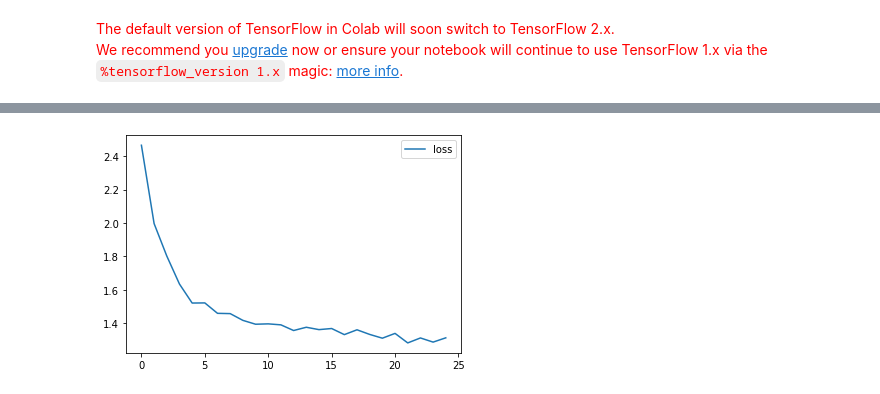
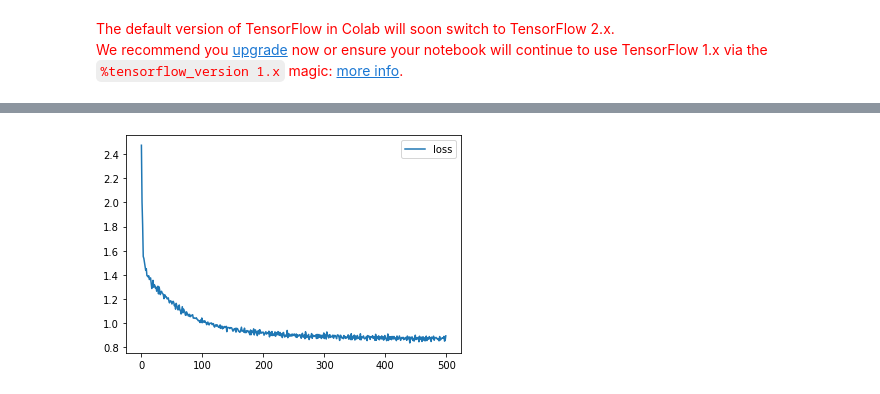
Before and after one commit to 450586509/reinforcement-learning-practice, a Jupyter notebook: 08_rl_nlp.ipynb, the cells around one changed output, grey strips where cells are left out. Cells and saved outputs as stored; diff of their text form; code cells hidden in the pictures.

```diff
--- a/08_rl_nlp.ipynb
+++ b/08_rl_nlp.ipynb
@@ -394,27 +394,27 @@ sess.run(tf.global_variables_initializer())
 # %%
 from IPython.display import clear_output
 import numpy as np
 import matplotlib.pyplot as plt
 
 %matplotlib inline
 data_gene = DataGenerator(samples=np.array(lines_ch), token2id=token2id)
 train_loss=[]
 loss_list=[]
 index = 0
-for batch_x, batch_y,_,_ in data_gene.batch_generator(epoch=10, batch_size=64):
+for batch_x, batch_y,_,_ in data_gene.batch_generator(epoch=200, batch_size=64):
   #while True:
   index = index + 1
   loss_val,_ = sess.run([loss, optimize], feed_dict={x_ph:batch_x, label_ph:batch_y})
   loss_list.append(loss_val)
   #if index%50 ==0:
   #  print("index ={1}\tloss_val={0}".format(loss_val, index))
   if index % 50 == 0:
 
     train_loss.append(np.mean(loss_list))
     clear_output(True)
     plt.plot(train_loss, label='loss')
     plt.legend()
     plt.show()
     loss_list=[]
 # %% [output]
-[figure, old version]
+[figure, new version]
```
